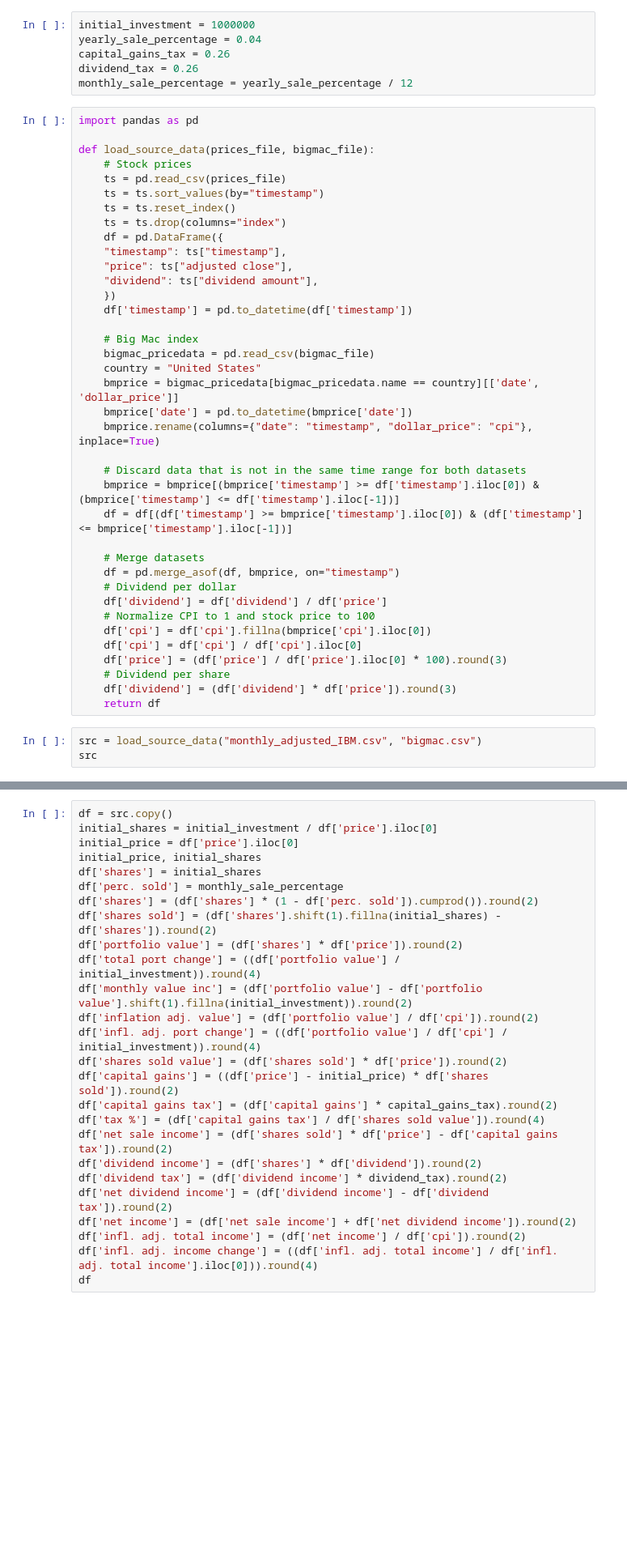
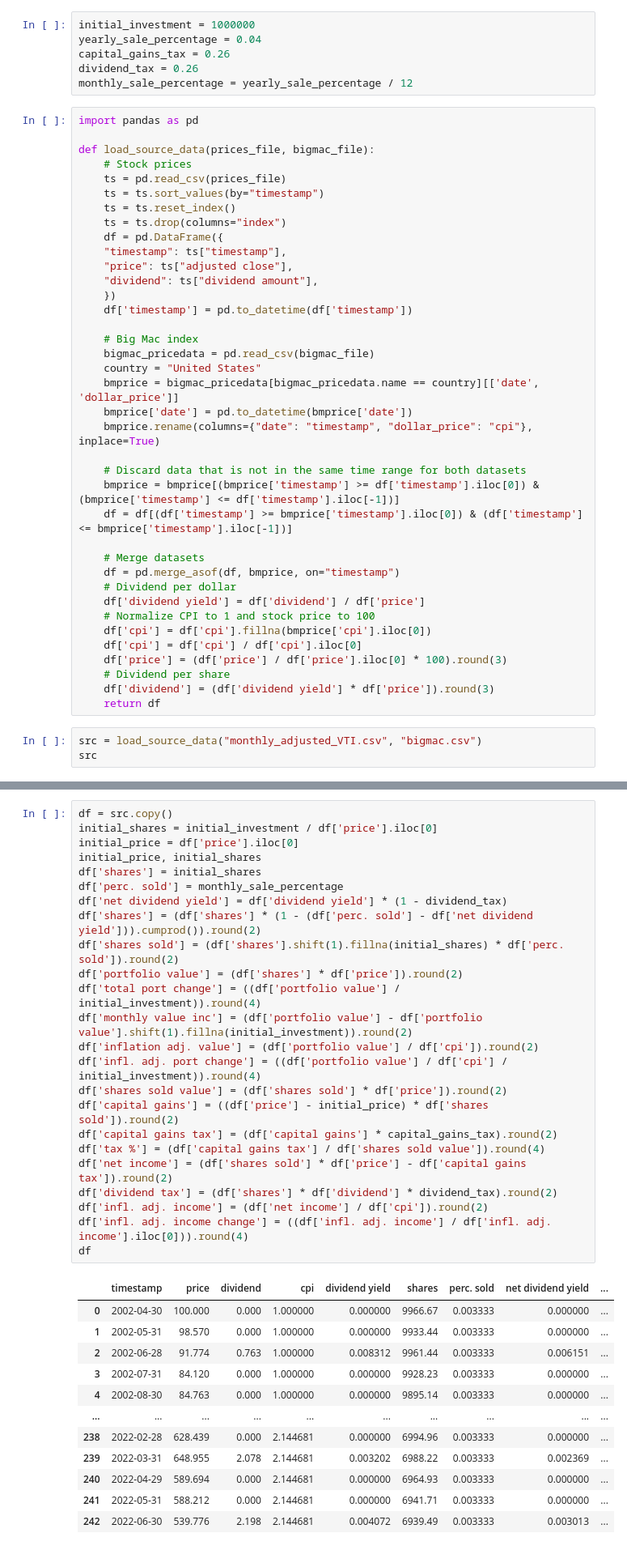
Before and after one commit to reasv/capsim, a Jupyter notebook: sim.ipynb, the cells around one changed output, grey strips where cells are left out. Shown at 81% size. Drawn from its saved outputs; the diff is of its cells as text; blank space fills up the shorter version.

Commit message:
Fix dividends

```diff
--- a/sim.ipynb
+++ b/sim.ipynb
@@ -34,14 +34,14 @@ def load_source_data(prices_file, bigmac_file):
     # Merge datasets
     df = pd.merge_asof(df, bmprice, on="timestamp")
     # Dividend per dollar
-    df['dividend'] = df['dividend'] / df['price']
+    df['dividend yield'] = df['dividend'] / df['price']
     # Normalize CPI to 1 and stock price to 100
     df['cpi'] = df['cpi'].fillna(bmprice['cpi'].iloc[0])
     df['cpi'] = df['cpi'] / df['cpi'].iloc[0]
     df['price'] = (df['price'] / df['price'].iloc[0] * 100).round(3)
     # Dividend per share
-    df['dividend'] = (df['dividend'] * df['price']).round(3)
+    df['dividend'] = (df['dividend yield'] * df['price']).round(3)
     return df
 # %%
-src = load_source_data("monthly_adjusted_IBM.csv", "bigmac.csv")
+src = load_source_data("monthly_adjusted_VTI.csv", "bigmac.csv")
 src
@@ -48,26 +62,37 @@ src
 # %%
 df = src.copy()
 initial_shares = initial_investment / df['price'].iloc[0]
 initial_price = df['price'].iloc[0]
 initial_price, initial_shares
 df['shares'] = initial_shares
 df['perc. sold'] = monthly_sale_percentage
-df['shares'] = (df['shares'] * (1 - df['perc. sold']).cumprod()).round(2)
-df['shares sold'] = (df['shares'].shift(1).fillna(initial_shares) - df['shares']).round(2)
+df['net dividend yield'] = df['dividend yield'] * (1 - dividend_tax)
+df['shares'] = (df['shares'] * (1 - (df['perc. sold'] - df['net dividend yield'])).cumprod()).round(2)
+df['shares sold'] = (df['shares'].shift(1).fillna(initial_shares) * df['perc. sold']).round(2)
 df['portfolio value'] = (df['shares'] * df['price']).round(2)
 df['total port change'] = ((df['portfolio value'] / initial_investment)).round(4)
 df['monthly value inc'] = (df['portfolio value'] - df['portfolio value'].shift(1).fillna(initial_investment)).round(2)
 df['inflation adj. value'] = (df['portfolio value'] / df['cpi']).round(2)
 df['infl. adj. port change'] = ((df['portfolio value'] / df['cpi'] / initial_investment)).round(4)
 df['shares sold value'] = (df['shares sold'] * df['price']).round(2)
 df['capital gains'] = ((df['price'] - initial_price) * df['shares sold']).round(2)
 df['capital gains tax'] = (df['capital gains'] * capital_gains_tax).round(2)
 df['tax %'] = (df['capital gains tax'] / df['shares sold value']).round(4)
-df['net sale income'] = (df['shares sold'] * df['price'] - df['capital gains tax']).round(2)
-df['dividend income'] = (df['shares'] * df['dividend']).round(2)
-df['dividend tax'] = (df['dividend income'] * dividend_tax).round(2)
-df['net dividend income'] = (df['dividend income'] - df['dividend tax']).round(2)
-df['net income'] = (df['net sale income'] + df['net dividend income']).round(2)
-df['infl. adj. total income'] = (df['net income'] / df['cpi']).round(2)
-df['infl. adj. income change'] = ((df['infl. adj. total income'] / df['infl. adj. total income'].iloc[0])).round(4)
+df['net income'] = (df['shares sold'] * df['price'] - df['capital gains tax']).round(2)
+df['dividend tax'] = (df['shares'] * df['dividend'] * dividend_tax).round(2)
+df['infl. adj. income'] = (df['net income'] / df['cpi']).round(2)
+df['infl. adj. income change'] = ((df['infl. adj. income'] / df['infl. adj. income'].iloc[0])).round(4)
 df
+# %% [output]
+|  | timestamp | price | dividend | cpi | dividend yield | shares | perc. sold | net dividend yield | ... |
+| 0 | 2002-04-30 | 100.000 | 0.000 | 1.000000 | 0.000000 | 9966.67 | 0.003333 | 0.000000 | ... |
+| 1 | 2002-05-31 | 98.570 | 0.000 | 1.000000 | 0.000000 | 9933.44 | 0.003333 | 0.000000 | ... |
+| 2 | 2002-06-28 | 91.774 | 0.763 | 1.000000 | 0.008312 | 9961.44 | 0.003333 | 0.006151 | ... |
+| 3 | 2002-07-31 | 84.120 | 0.000 | 1.000000 | 0.000000 | 9928.23 | 0.003333 | 0.000000 | ... |
+| 4 | 2002-08-30 | 84.763 | 0.000 | 1.000000 | 0.000000 | 9895.14 | 0.003333 | 0.000000 | ... |
+| ... | ... | ... | ... | ... | ... | ... | ... | ... | ... |
+| 238 | 2022-02-28 | 628.439 | 0.000 | 2.144681 | 0.000000 | 6994.96 | 0.003333 | 0.000000 | ... |
+| 239 | 2022-03-31 | 648.955 | 2.078 | 2.144681 | 0.003202 | 6988.22 | 0.003333 | 0.002369 | ... |
+| 240 | 2022-04-29 | 589.694 | 0.000 | 2.144681 | 0.000000 | 6964.93 | 0.003333 | 0.000000 | ... |
+| 241 | 2022-05-31 | 588.212 | 0.000 | 2.144681 | 0.000000 | 6941.71 | 0.003333 | 0.000000 | ... |
+| 242 | 2022-06-30 | 539.776 | 2.198 | 2.144681 | 0.004072 | 6939.49 | 0.003333 | 0.003013 | ... |
```
Also changed, not shown: parts of 10 cells of this notebook, 1 other file.
